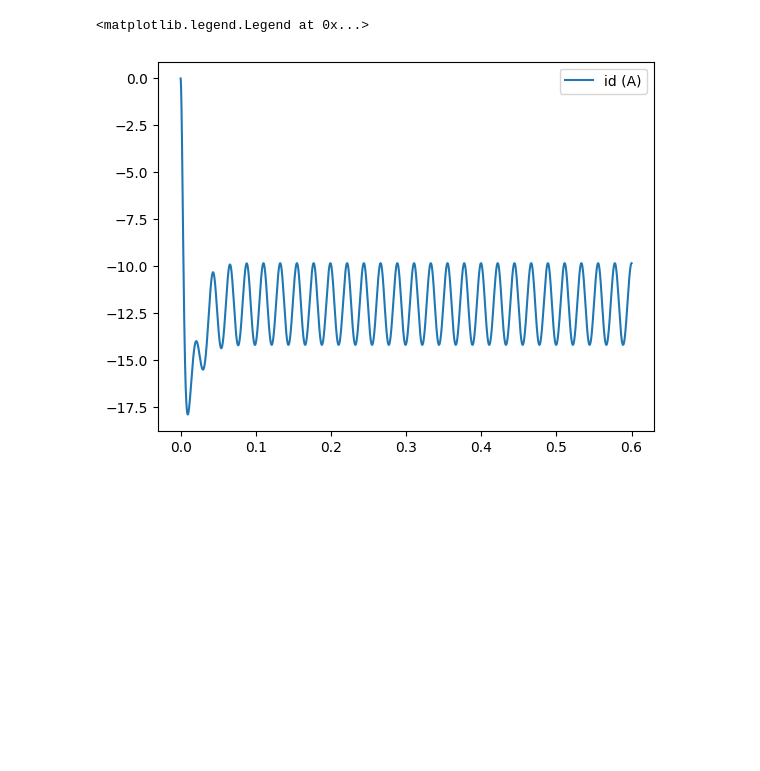
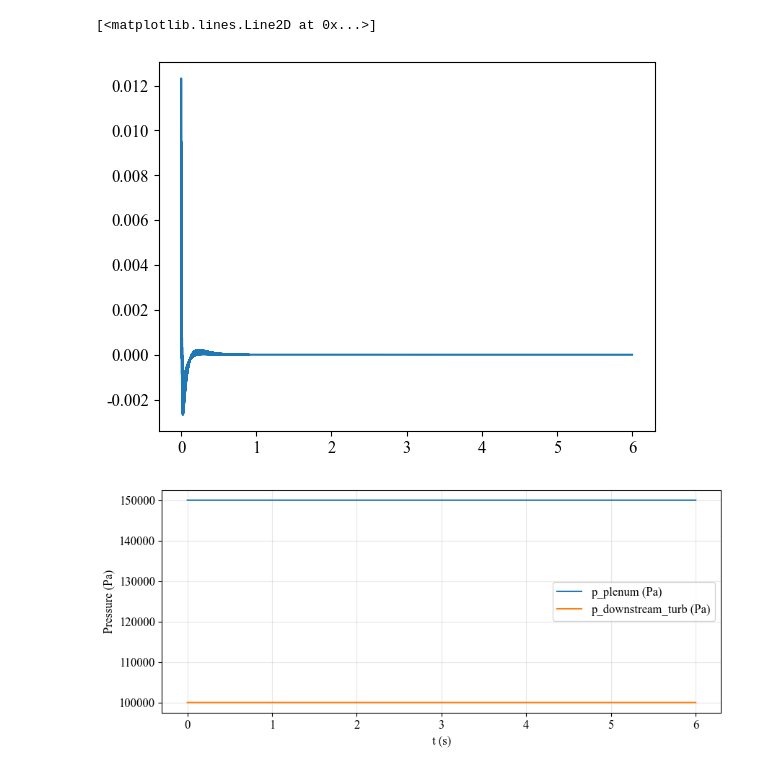
Before and after one commit to 2354864178/PMSM_ATR, a Jupyter notebook: notebooks/plot.ipynb, the cells around one changed output. Drawn from its saved outputs; the diff is of its cells as text; code cells hidden in the pictures; blank space fills up the shorter version.

```diff
--- a/notebooks/plot.ipynb
+++ b/notebooks/plot.ipynb
@@ -1,12 +1,21 @@
 # %%
+import csv
 import matplotlib.pyplot as plt
+import matplotlib.font_manager as fm
+
+fm.fontManager.addfont('../Fonts/Times New Roman.ttf')
+fm.fontManager.addfont('../Fonts/SimSun.ttf')
+
+plt.rcParams['font.family'] = ['Times New Roman', 'SimSun', 'DejaVu Serif']
+plt.rcParams['axes.unicode_minus'] = False
+plt.rcParams['font.size'] = 12
 # %%
-with open('../build/log.xlsx', 'r') as f:
-    lines = f.read().strip().split('\n')
-print(lines[0])
+with open('../build/log.xlsx', 'r', newline='') as f:
+    reader = csv.DictReader(f)
+    rows = list(reader)
+    headers = reader.fieldnames or []
 
-data =  [[] for _ in range(len(lines[0].split(',')))]
-for line in lines[1:]:
-    for i, val in enumerate(line.split(',')):
-        data[i].append(float(val))
+print(headers)
+
+cols = {name: [float(r[name]) for r in rows] for name in headers}
 # %% [output]
@@ -51,6 +110,16 @@ plt.legend()
+# %%
+plt.plot(t, id_curr, label='id (A)')
+# %% [output]
+[<matplotlib.lines.Line2D at 0x...>]
+[figure, added]
 # %%
-plt.plot(t, T_em, label='id (A)')
-plt.legend()
+if p_plenum and p_downstream_turb:
+    plt.figure(figsize=(10, 4))
+    plt.plot(t, p_plenum, label='p_plenum (Pa)')
+    plt.plot(t, p_downstream_turb, label='p_downstream_turb (Pa)')
+    plt.xlabel('t (s)')
+    plt.ylabel('Pressure (Pa)')
+    plt.grid(True, alpha=0.3)
+    plt.legend()
 # %% [output]
-<matplotlib.legend.Legend at 0x...>
-[figure, old version]
+[figure, new version]
```
Also changed, not shown: parts of 6 cells of this notebook, 43 other files.
